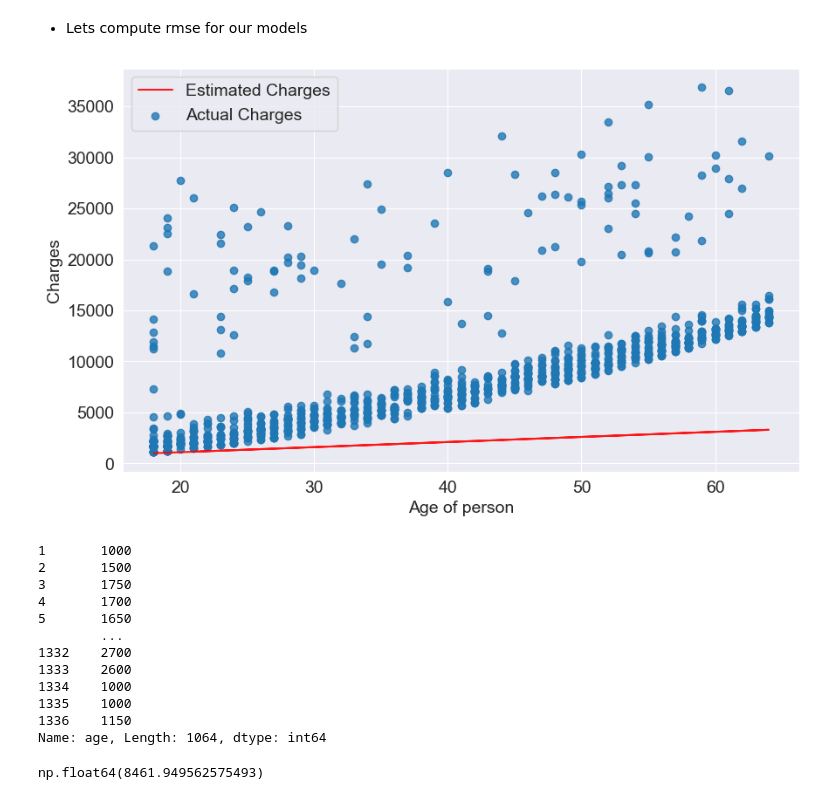
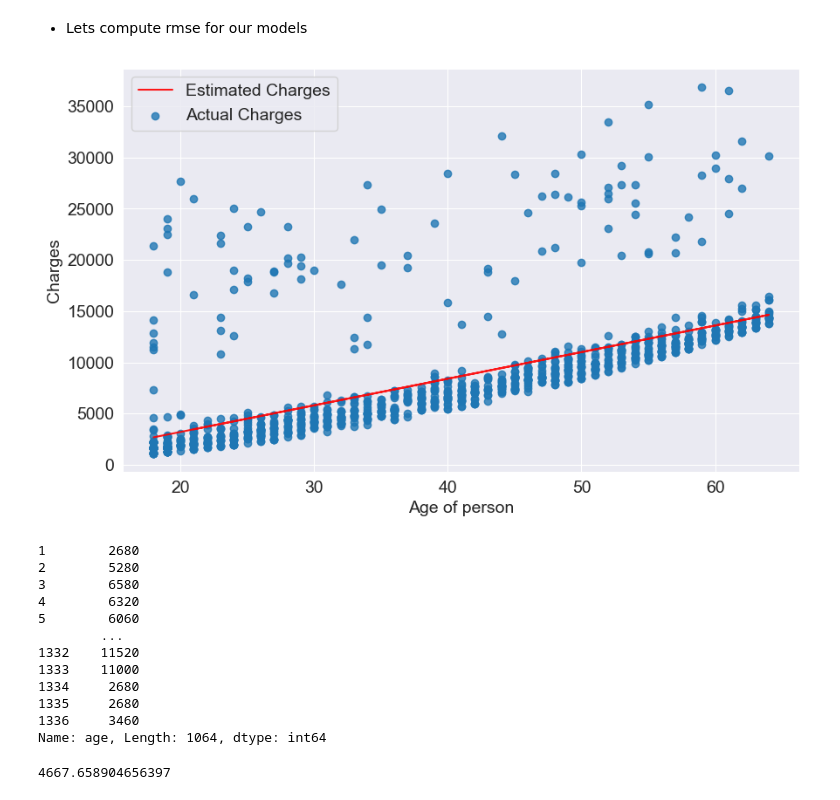
Before and after one commit to Aman14-ai/linear-regression, a Jupyter notebook: medical-datasets/01_dataset-analysis.ipynb, the cells around one changed output. Saved outputs shown, nothing was run; the diff lists cells and outputs as text; code cells hidden in the pictures.

```diff
--- a/01_medical.ipynb
+++ b/medical-datasets/01_dataset-analysis.ipynb
@@ -338,25 +338,26 @@ def rmse(target, prediction):
 # %% [markdown]
 * Lets compute rmse for our models
 # %%
-w = 50; b = 100;
+w = 260; b = -2000;
 try_parameters(w,b)
 # %% [output]
-[figure, old version]
+[figure, new version]
-1       1000
-2       1500
-3       1750
-4       1700
-5       1650
+1        2680
+2        5280
+3        6580
+4        6320
+5        6060
         ...
-1332    2700
-1333    2600
-1334    1000
-1335    1000
-1336    1150
+1332    11520
+1333    11000
+1334     2680
+1335     2680
+1336     3460
 Name: age, Length: 1064, dtype: int64
 # %%
 target = non_smoker_df.charges
 prediction = estimate_charges(non_smoker_df.age , w, b);
-rmse(target,prediction)
+print(rmse(target,prediction))
+# rmse should be less than 5000
 # %% [output]
-np.float64(8461.949562575493)
+4667.658904656397
```
Also changed, not shown: parts of 1 cell of this notebook, 2 other files.
